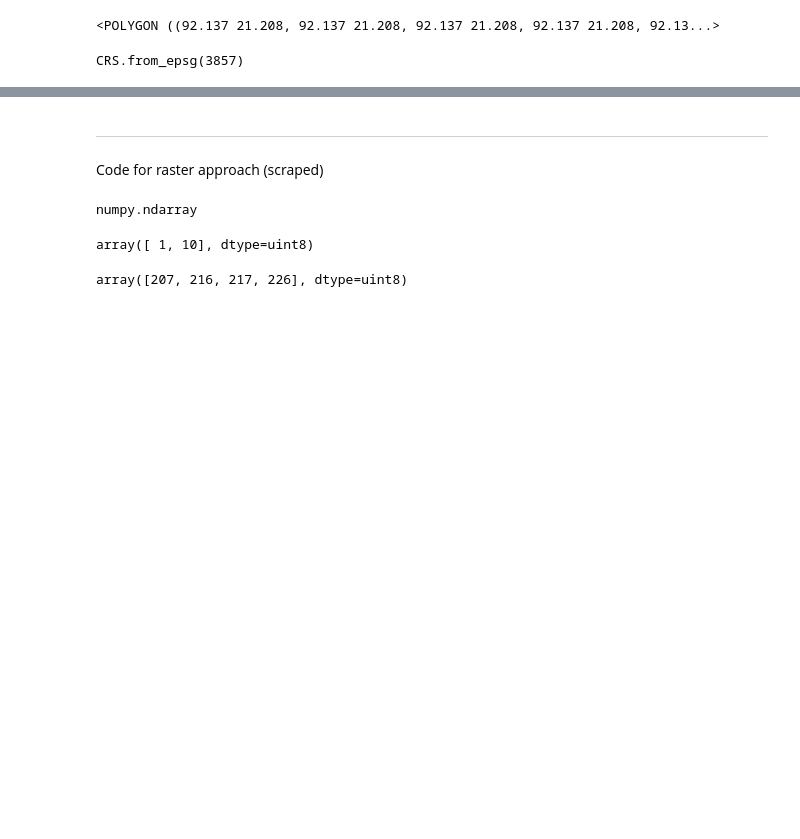
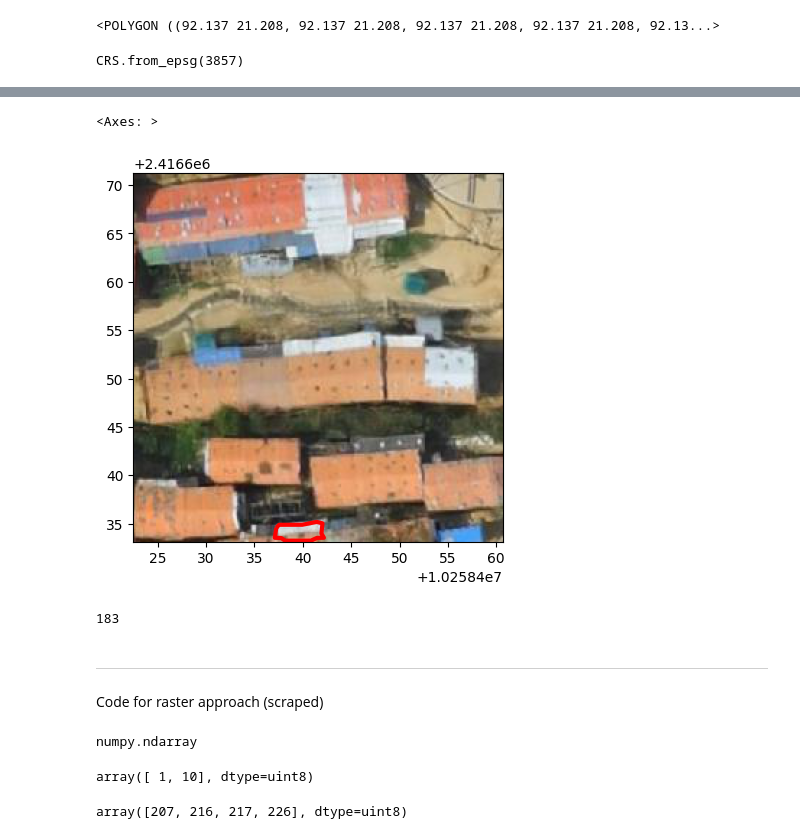
Before and after one commit to ciupava/maptcha_dev, a Jupyter notebook: notebooks/images_processing.ipynb, the cells around one changed output, grey strips where cells are left out. Saved outputs shown, nothing was run; the diff lists cells and outputs as text; code cells hidden in the pictures; blank space fills up the shorter version.

Commit message:
debugging the images preprocessing

```diff
--- a/notebooks/images_processing.ipynb
+++ b/notebooks/images_processing.ipynb
@@ -189,0 +162,6 @@ categories_gpd.plot(ax=ax, facecolor='none', edgecolor='red')
+# %%
+rgb_bounds = rgb.bounds
+left=rgb_bounds[0]
+bottom=rgb_bounds[1]
+right=rgb_bounds[2]
+top=rgb_bounds[3]
@@ -189,0 +170,6 @@ categories_gpd.plot(ax=ax, facecolor='none', edgecolor='red')
+# %%
+
+lon_lat_list = Polygon([[left,bottom],[right,bottom],[right,top],[left,top]])
+# %%
+polygon_geom = Polygon(lon_lat_list)
+polygon = gpd.GeoDataFrame(index=[0], crs='epsg:3857', geometry=[polygon_geom])
@@ -189,0 +178,3 @@ categories_gpd.plot(ax=ax, facecolor='none', edgecolor='red')
+# %%
+# clip big gdf by the gde with the raster extent
+clipped = gpd.clip(categories_gpd, polygon)
@@ -190,3 +255,16 @@ categories_gpd.plot(ax=ax, facecolor='none', edgecolor='red')
+# %%
+# Generating "collapsed" tif and geojson figure
+fig, ax = plt.subplots()
+clipped.loc[[154],'geometry'].plot(ax=ax, facecolor='none', edgecolor='red', linewidth=3)
+rasterplot.show(rgb, ax=ax)
+# categories_gpd.plot(ax=ax, facecolor='none', edgecolor='red')
+# %% [output]
+<Axes: >
+[figure, added]
+# %%
+len(categories_gpd)
+# %% [output]
+183
 # %%
 # Script to separate image in tiles (this cuts the whole image, maybe not relevant)
 # https://stackoverflow.com/questions/34940529/fastest-method-of-splitting-image-into-tiles
```
Also changed, not shown: parts of 13 cells of this notebook.
